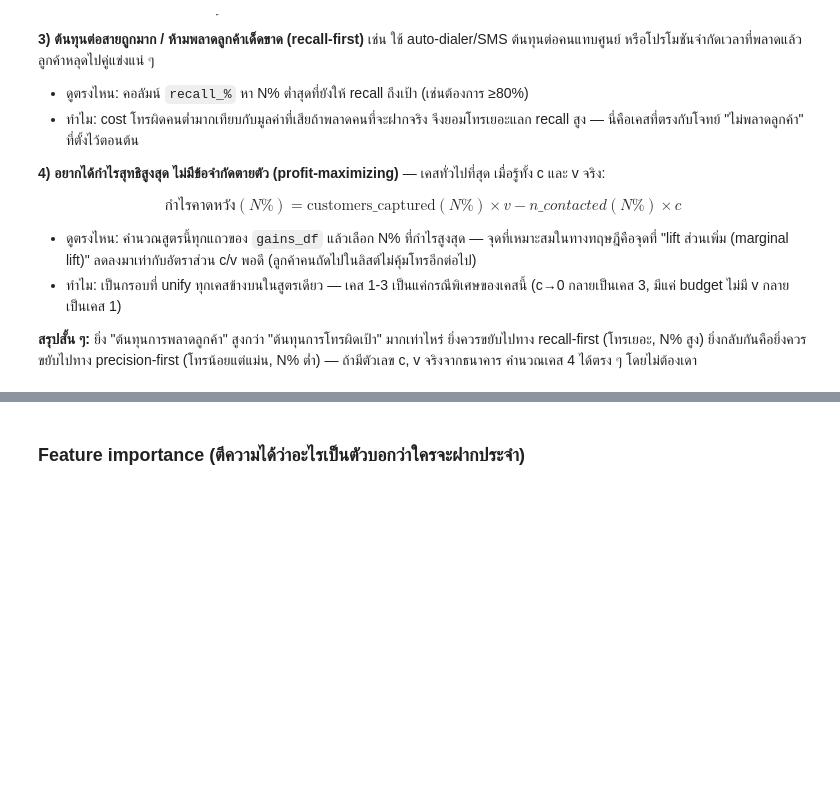
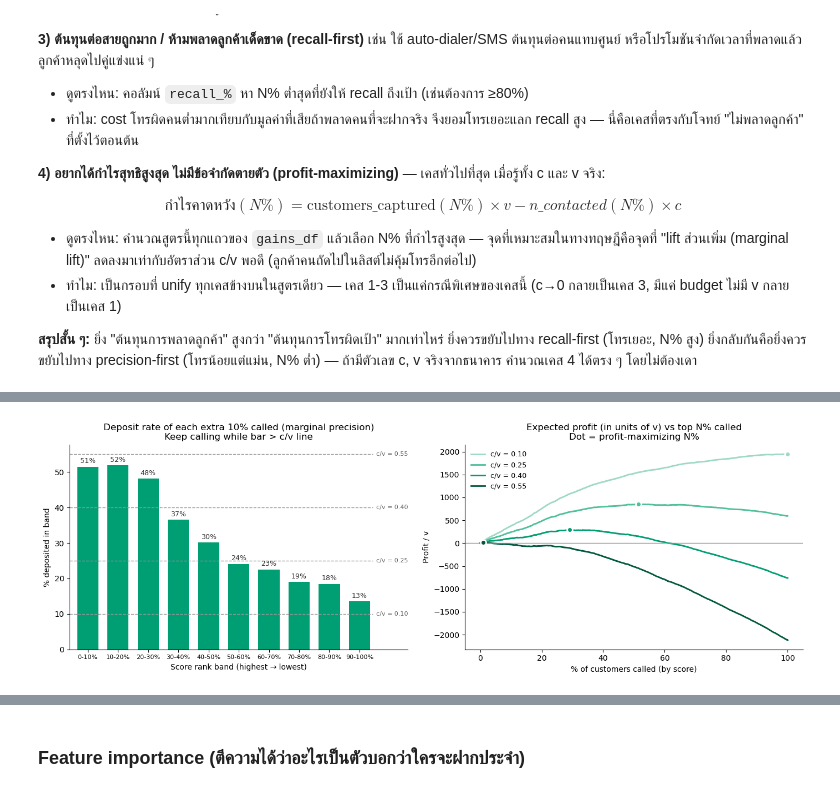
Before and after one commit to nattacha1112/bank-marketing-term-deposit, a Jupyter notebook: BankMarketing.ipynb, the cells around one changed output, grey strips where cells are left out. Drawn from its saved outputs; the diff is of its cells as text; code cells hidden in the pictures; blank space fills up the shorter version.

```diff
--- a/BankMarketing.ipynb
+++ b/BankMarketing.ipynb
@@ -794,3 +794,76 @@ $$\text{กำไรคาดหวัง}(N\%) = \text{customers\_captured}(N\%
 - ทำไม: เป็นกรอบที่ unify ทุกเคสข้างบนในสูตรเดียว — เคส 1-3 เป็นแค่กรณีพิเศษของเคสนี้ (c→0 กลายเป็นเคส 3, มีแค่ budget ไม่มี v กลายเป็นเคส 1)
 
 **สรุปสั้น ๆ:** ยิ่ง "ต้นทุนการพลาดลูกค้า" สูงกว่า "ต้นทุนการโทรผิดเป้า" มากเท่าไหร่ ยิ่งควรขยับไปทาง recall-first (โทรเยอะ, N% สูง) ยิ่งกลับกันคือยิ่งควรขยับไปทาง precision-first (โทรน้อยแต่แม่น, N% ต่ำ) — ถ้ามีตัวเลข c, v จริงจากธนาคาร คำนวณเคส 4 ได้ตรง ๆ โดยไม่ต้องเดา
+# %%
+# แทนตัวเลขจริงลงใน 4 เคสธุรกิจ: (1) อัตราฝากของ "กลุ่มที่โทรเพิ่ม" ทีละ 10% (marginal precision)
+# (2) กำไรคาดหวังต่อ v ตามสัดส่วนต้นทุนต่อสาย c/v -> หา top N% ที่กำไรสูงสุด
+band_edges = np.arange(0, 101, 10)
+marginal_rows = []
+for lo, hi in zip(band_edges[:-1], band_edges[1:]):
+    start, end = int(np.ceil(lo / 100 * n_total)), int(np.ceil(hi / 100 * n_total))
+    marginal_rows.append({
+        "band": f"{lo}-{hi}%",
+        "n_called": end - start,
+        "deposits": int(y_sorted[start:end].sum()),
+        "marginal_precision_%": y_sorted[start:end].mean() * 100,
+    })
+marginal_df = pd.DataFrame(marginal_rows)
+print("อัตราฝากของแต่ละช่วงที่โทรเพิ่ม (เรียงจากคะแนนสูง -> ต่ำ):")
+print(marginal_df.round(1).to_string(index=False))
+
+# กำไรคาดหวัง / v = ลูกค้าที่ได้ - จำนวนสาย × (c/v)   (หน่วย: "จำนวนลูกค้าที่ฝาก" เทียบเท่า)
+COST_RATIOS = [0.10, 0.25, 0.40, 0.55]
+n_called_all = np.arange(1, n_total + 1)
+profit_rows = []
+profit_curves = {}
+for r in COST_RATIOS:
+    profit = cum_positive - n_called_all * r
+    best = int(np.argmax(profit))
+    profit_curves[r] = profit
+    profit_rows.append({
+        "c/v": r,
+        "best_top_%": (best + 1) / n_total * 100,
+        "n_called": best + 1,
+        "deposits_captured": int(cum_positive[best]),
+        "recall_%": cum_positive[best] / total_positive * 100,
+        "profit_per_v": profit[best],
+        "profit_if_call_all": profit[-1],
+    })
+profit_df = pd.DataFrame(profit_rows)
+print("\nจุดที่กำไรสูงสุดตามสัดส่วนต้นทุนต่อสาย c/v:")
+print(profit_df.round({"best_top_%": 1, "recall_%": 1, "profit_per_v": 1, "profit_if_call_all": 1}).to_string(index=False))
+
+fig, axes = plt.subplots(1, 2, figsize=(14, 4.8))
+
+ax = axes[0]
+ax.bar(marginal_df["band"], marginal_df["marginal_precision_%"], color=PALETTE[best_model_name], width=0.7)
+for i, v in enumerate(marginal_df["marginal_precision_%"]):
+    ax.text(i, v + 1, f"{v:.0f}%", ha="center", fontsize=9, color="#333333")
+for r in COST_RATIOS:
+    ax.hlines(r * 100, -0.6, 9.45, linestyle="--", color="#999999", linewidth=1)
+    ax.text(9.55, r * 100, f"c/v = {r:.2f}", ha="left", va="center", fontsize=8, color="#666666")
+ax.set_xlim(-0.6, 10.6)
+ax.set_title("Deposit rate of each extra 10% called (marginal precision)\nKeep calling while bar > c/v line")
+ax.set_xlabel("Score rank band (highest → lowest)")
+ax.set_ylabel("% deposited in band")
+ax.tick_params(axis="x", labelsize=8)
+ax.spines[["top", "right"]].set_visible(False)
+
+ax = axes[1]
+ramp = ["#9ED9C6", "#4FBF9C", "#009E73", "#00593F"]  # c/v มาก -> สีเข้ม (sequential เดียวกันทั้งชุด)
+for r, color in zip(COST_RATIOS, ramp):
+    curve = profit_curves[r]
+    x = n_called_all / n_total * 100
+    ax.plot(x, curve, color=color, linewidth=2, label=f"c/v = {r:.2f}")
+    best = int(np.argmax(curve))
+    ax.scatter([x[best]], [curve[best]], color=color, s=50, zorder=3, edgecolor="white", linewidth=2)
+ax.axhline(0, color="#999999", linewidth=1)
+ax.set_title("Expected profit (in units of v) vs top N% called\nDot = profit-maximizing N%")
+ax.set_xlabel("% of customers called (by score)")
+ax.set_ylabel("Profit / v")
+ax.legend(frameon=False, fontsize=9)
+ax.spines[["top", "right"]].set_visible(False)
+
+plt.tight_layout()
+plt.show()
+# %% [output]
@@ -796,0 +889 @@ $$\text{กำไรคาดหวัง}(N\%) = \text{customers\_captured}(N\%
+[figure, added]
```
Also changed, not shown: parts of 2 cells of this notebook, 2 other files.
